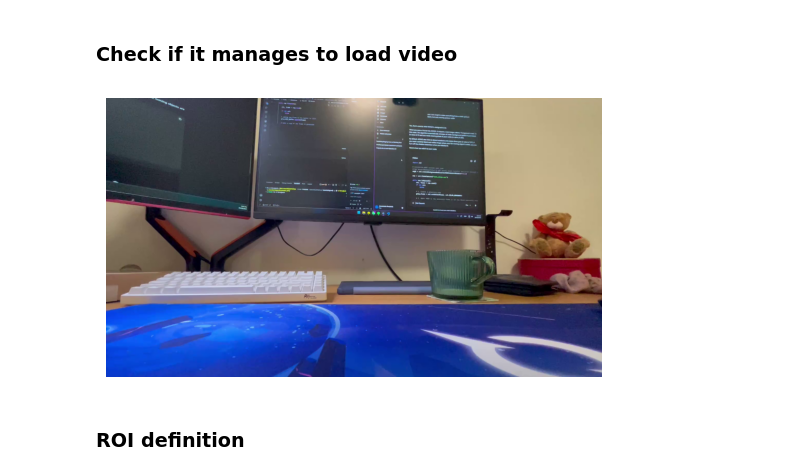
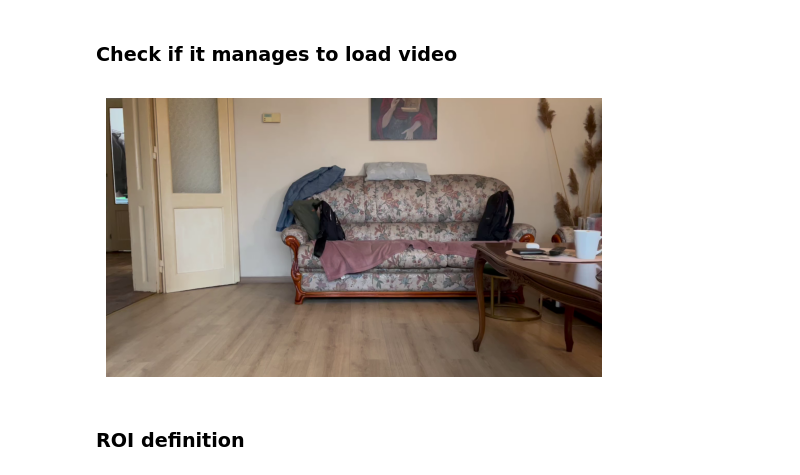
Before and after one commit to ilise15/objectDetection, a Jupyter notebook: main.ipynb, the cells around one changed output. Saved outputs shown, nothing was run; the diff lists cells and outputs as text; code cells hidden in the pictures.

```diff
--- a/main.ipynb
+++ b/main.ipynb
@@ -11,22 +12,22 @@ The autoreload extension is already loaded. To reload it, use:
 # %% [markdown]
 ### Check if it manages to load video
 # %%
-cap = cv.VideoCapture("test.mov")
+cap = cv.VideoCapture("test2.mov")
 
 if not cap.isOpened():
     print("Error opening video")
 
 # read the first frame if there is a frame ret = true
 ret, frame = cap.read()
 
 if ret:
     frame_rgb = cv.cvtColor(frame, cv.COLOR_BGR2RGB)
 
     plt.imshow(frame_rgb)
     plt.axis("off")
     plt.show()
 # %% [output]
-[figure, old version]
+[figure, new version]
 # %% [markdown]
 ### ROI definition
 # %%
```
Also changed, not shown: parts of 3 cells of this notebook, 5 other files.
